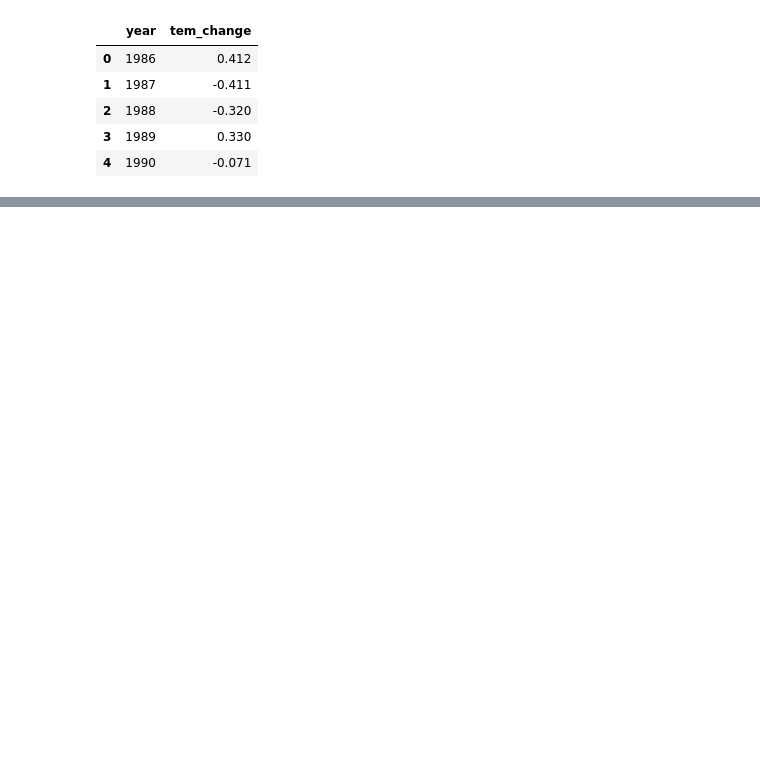
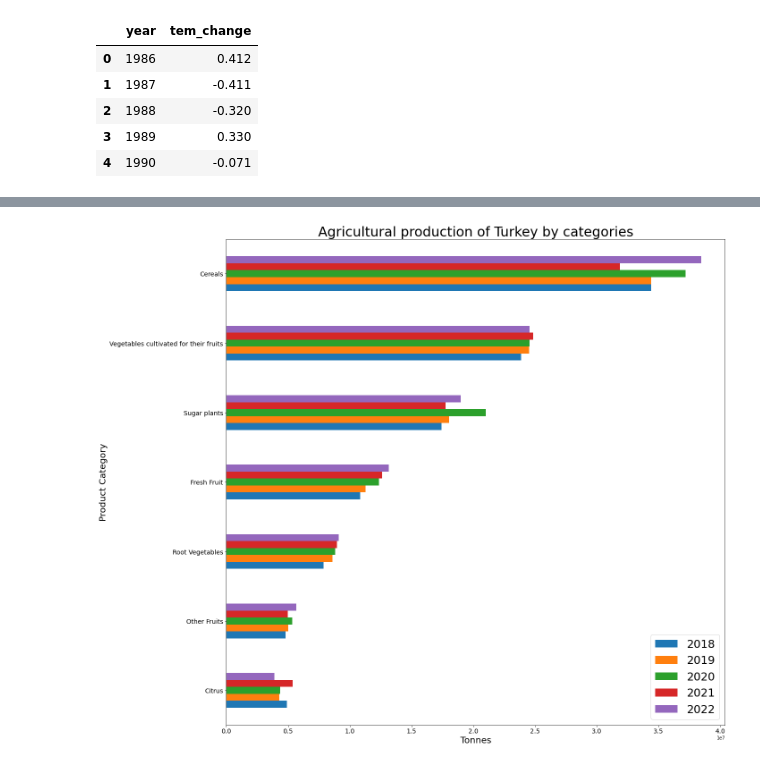
Before and after one commit to KurosJS/yzv211_project, a Jupyter notebook: implementation.ipynb, the cells around one changed output, grey strips where cells are left out. Saved outputs shown, nothing was run; the diff lists cells and outputs as text; code cells hidden in the pictures; blank space fills up the shorter version.

```diff
--- a/implementation.ipynb
+++ b/implementation.ipynb
@@ -85,0 +145,3 @@ plt.show()
+# %%
+df = pd.read_excel('data.xlsx')
+df.head(10)
@@ -85,0 +163,10 @@ plt.show()
+# %%
+df.groupby('Product Category').sum().sort_values(by=2020).iloc[-7:].plot(kind='barh', figsize=(20,20), ylabel='Tonnes').legend(fontsize=25)
+plt.yticks(fontsize=14)
+plt.xticks(fontsize=14)
+plt.title('Agricultural production of Turkey by categories', fontsize=30)
+plt.ylabel('Product Category', fontsize=20)
+plt.xlabel('Tonnes', fontsize=20)
+plt.show()
+# %% [output]
+[figure, added]
```
Also changed, not shown: parts of 37 cells of this notebook.
